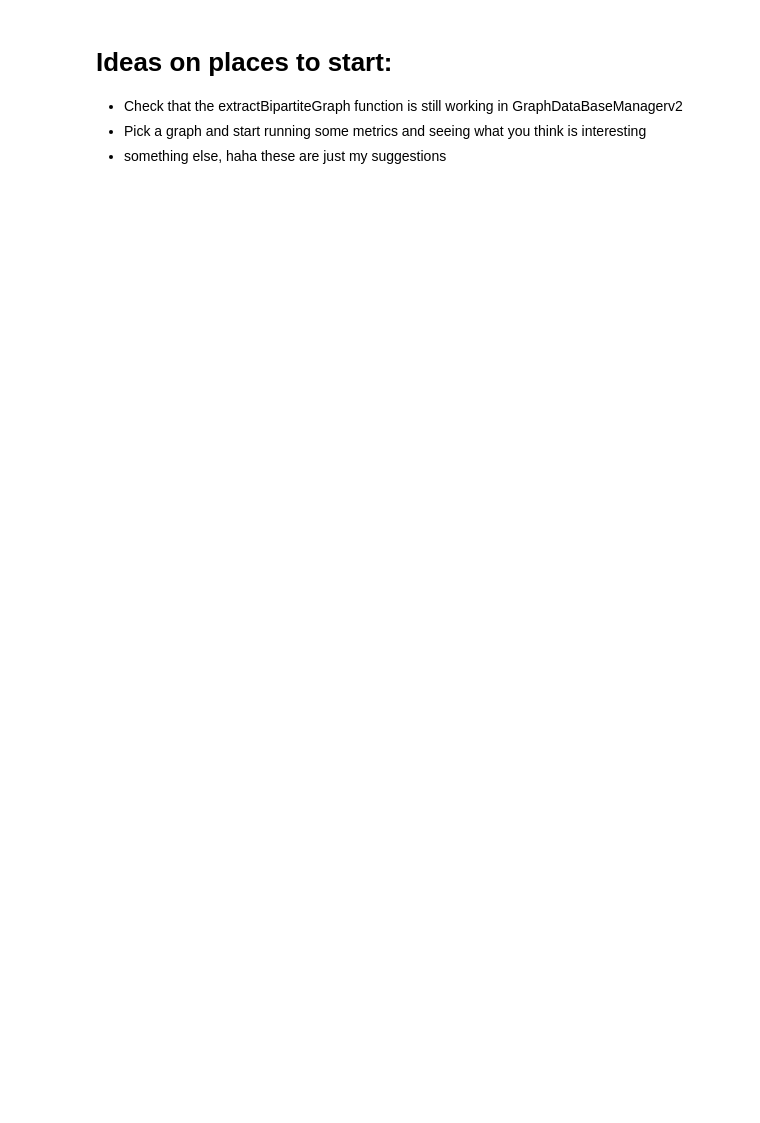
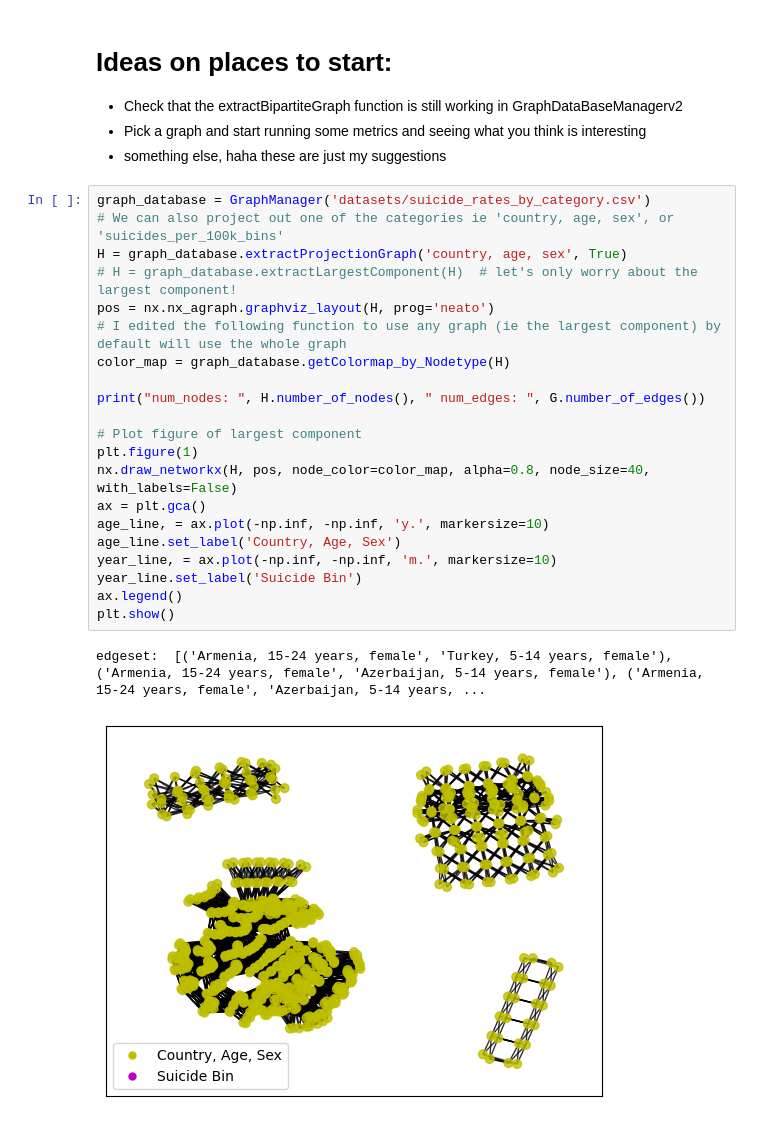
Before and after one commit to MichaelAGoodrich/CS575-Final-Project-Winter-2023, a Jupyter notebook: GraphDataBaseManagerv2.ipynb, the cells around one changed output. Cells and saved outputs as stored; diff of their text form; blank space fills up the shorter version.

Commit message:
added adjacent cas edges

```diff
--- a/GraphDataBaseManagerv2.ipynb
+++ b/GraphDataBaseManagerv2.ipynb
@@ -182,3 +181,27 @@ Degree Histogram:
 - Check that the extractBipartiteGraph function is still working in GraphDataBaseManagerv2
 - Pick a graph and start running some metrics and seeing what you think is interesting
 - something else, haha these are just my suggestions
+# %%
+graph_database = GraphManager('datasets/suicide_rates_by_category.csv')
+# We can also project out one of the categories ie 'country, age, sex', or 'suicides_per_100k_bins'
+H = graph_database.extractProjectionGraph('country, age, sex', True)
+# H = graph_database.extractLargestComponent(H)  # let's only worry about the largest component!
+pos = nx.nx_agraph.graphviz_layout(H, prog='neato')
+# I edited the following function to use any graph (ie the largest component) by default will use the whole graph
+color_map = graph_database.getColormap_by_Nodetype(H)
+
+print("num_nodes: ", H.number_of_nodes(), " num_edges: ", G.number_of_edges())
+
+# Plot figure of largest component
+plt.figure(1)
+nx.draw_networkx(H, pos, node_color=color_map, alpha=0.8, node_size=40, with_labels=False)
+ax = plt.gca()
+age_line, = ax.plot(-np.inf, -np.inf, 'y.', markersize=10)
+age_line.set_label('Country, Age, Sex')
+year_line, = ax.plot(-np.inf, -np.inf, 'm.', markersize=10)
+year_line.set_label('Suicide Bin')
+ax.legend()
+plt.show()
+# %% [output]
+edgeset:  [('Armenia, 15-24 years, female', 'Turkey, 5-14 years, female'), ('Armenia, 15-24 years, female', 'Azerbaijan, 5-14 years, female'), ('Armenia, 15-24 years, female', 'Azerbaijan, 5-14 years, ...
+[figure, added]
```
Also changed, not shown: parts of 6 cells of this notebook, 3 other files.
